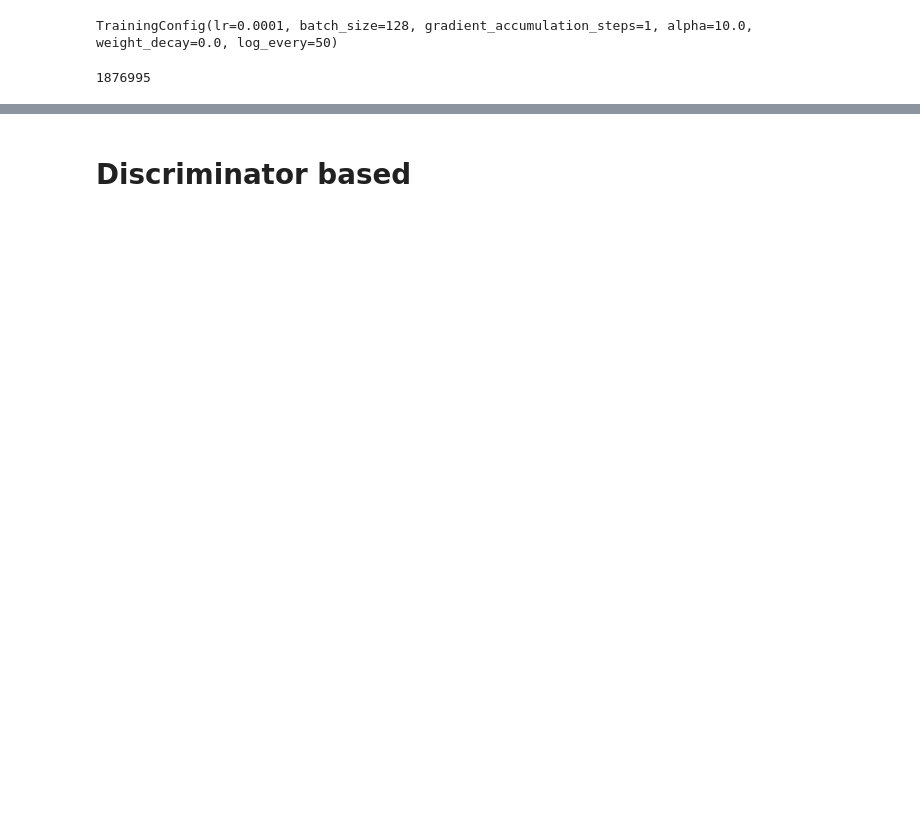
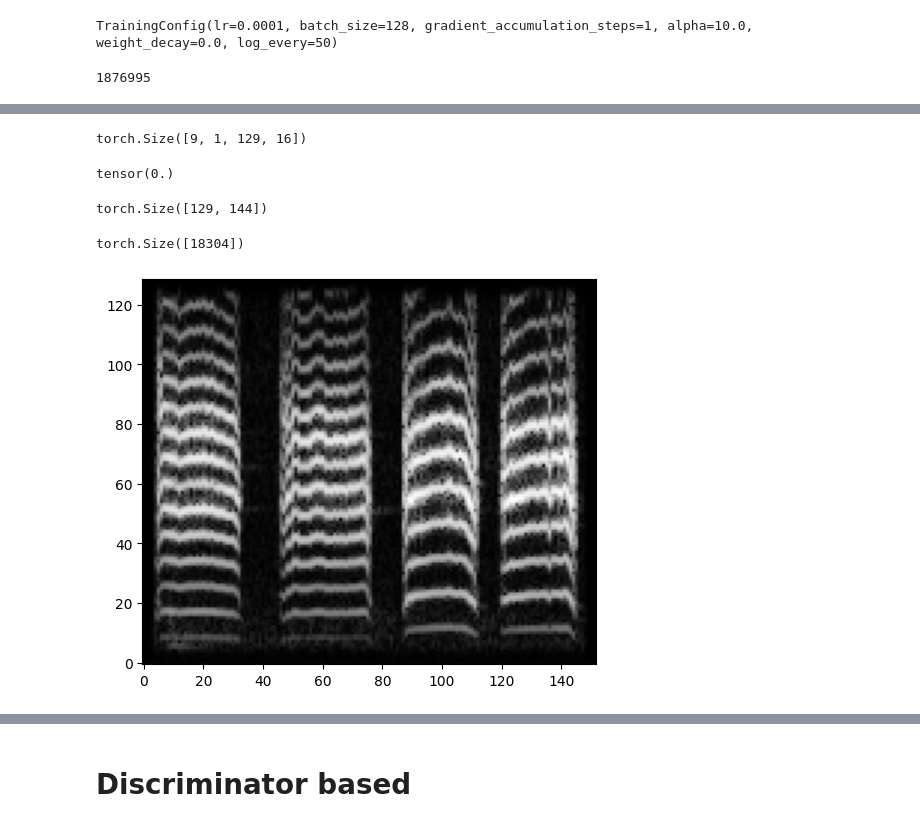
Before and after one commit to GaganNarula/birdsong_gan, a Jupyter notebook: birdsong_gan/notebooks/vqvae_exploration.ipynb, the cells around one changed output, grey strips where cells are left out. Drawn from its saved outputs; the diff is of its cells as text; code cells hidden in the pictures; blank space fills up the shorter version.

Commit message:
Tested trained model

```diff
--- a/birdsong_gan/notebooks/vqvae_exploration.ipynb
+++ b/birdsong_gan/notebooks/vqvae_exploration.ipynb
@@ -202,0 +243,2 @@ model.
+# %%
+cfg.last_checkpoint_path = os.path.join(model_dir, "model_checkpoint_3_1999.pt")
@@ -202,0 +255,3 @@ model.
+# %%
+ds = load_from_disk(cfg.dataset_path)
+len(ds)
@@ -202,0 +264,5 @@ model.
+# %%
+def preprocess_example(x, device: str = "cuda"):
+    x = np.array(x["spectrogram"])
+    x = np.log1p(x)
+    return torch.from_numpy(x).to(torch.float32).to(device)
@@ -202,0 +271,4 @@ model.
+# %%
+x = get_random_sample(ds, seed=100)
+x = preprocess_example(x)
+x.shape
@@ -202,0 +296,16 @@ model.
+# %%
+xhat = model.reconstruct(xt)
+xhat.shape
+# %% [output]
+torch.Size([9, 1, 129, 16])
+# %%
+# xhat = torch.exp(xhat).squeeze() - 1
+xhat = xhat.squeeze().cpu()
+xhat.min()
+# %% [output]
+tensor(0.)
+# %%
+xhat = torch.cat([y for y in xhat], dim=-1)
+xhat.shape
+# %% [output]
+torch.Size([129, 144])
@@ -202,0 +314,5 @@ model.
+# %%
+audio = glm(xhat)
+audio.shape
+# %% [output]
+torch.Size([18304])
@@ -202,0 +323,4 @@ model.
+# %%
+ff = plot_spectrogram(x.cpu().numpy(), (12,5))
+# %% [output]
+[figure, added]
```
Also changed, not shown: parts of 47 cells of this notebook.
